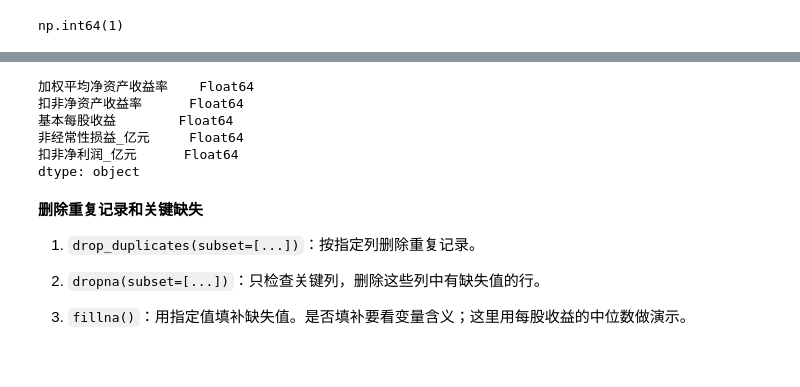
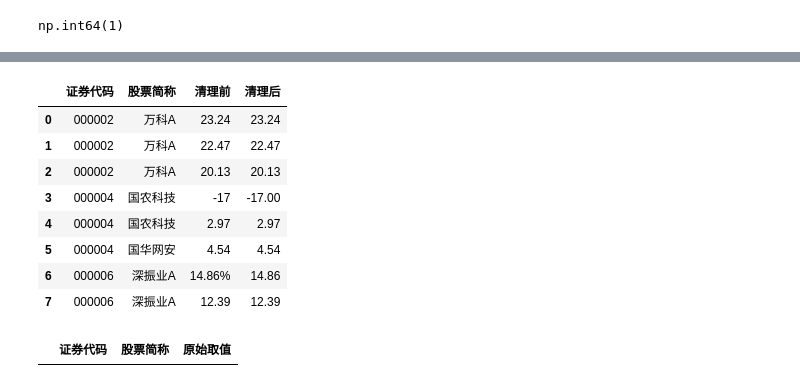
Before and after one commit to itsaquestion/py4ss_v4, a Jupyter notebook: 新章节编辑/pandas/pandas_finance_to_analysis.ipynb, the cells around one changed output, grey strips where cells are left out. Cells and saved outputs as stored; diff of their text form; code cells hidden in the pictures.

```diff
--- a/新章节编辑/pandas/pandas_finance_to_analysis.ipynb
+++ b/新章节编辑/pandas/pandas_finance_to_analysis.ipynb
@@ -809,18 +765,38 @@ indicators[["证券代码", "股票简称", "统计截止日期"] + number_cols]
 # %%
-indicators[number_cols].dtypes  # 检查清理后的数值类型
+# 先示范清理一列：加权平均净资产收益率。
+roe_before = indicators["加权平均净资产收益率"].copy()  # 保存清理前结果
+indicators["加权平均净资产收益率"] = pd.to_numeric(
+    indicators["加权平均净资产收益率"]
+    .astype("string")  # 统一转成字符串
+    .str.strip()  # 去掉两端空格
+    .str.replace("%", "", regex=False),  # 去掉百分号
+    errors="coerce",  # 无法转换的内容变成缺失值
+)
+
+pd.DataFrame({
+    "证券代码": indicators["证券代码"],
+    "股票简称": indicators["股票简称"],
+    "清理前": roe_before,
+    "清理后": indicators["加权平均净资产收益率"],
+}).head(8)  # 对比清理前后
 # %% [output]
-加权平均净资产收益率    Float64
-扣非净资产收益率      Float64
-基本每股收益        Float64
-非经常性损益_亿元     Float64
-扣非净利润_亿元      Float64
-dtype: object
+|  | 证券代码 | 股票简称 | 清理前 | 清理后 |
+| 0 | 000002 | 万科A | 23.24 | 23.24 |
+| 1 | 000002 | 万科A | 22.47 | 22.47 |
+| 2 | 000002 | 万科A | 20.13 | 20.13 |
+| 3 | 000004 | 国农科技 | -17 | -17.00 |
+| 4 | 000004 | 国农科技 | 2.97 | 2.97 |
+| 5 | 000004 | 国华网安 | 4.54 | 4.54 |
+| 6 | 000006 | 深振业A | 14.86% | 14.86 |
+| 7 | 000006 | 深振业A | 12.39 | 12.39 |
-# %% [markdown]
-**删除重复记录和关键缺失**
-
-1. `drop_duplicates(subset=[...])`：按指定列删除重复记录。
-
-2. `dropna(subset=[...])`：只检查关键列，删除这些列中有缺失值的行。
-
-3. `fillna()`：用指定值填补缺失值。是否填补要看变量含义；这里用每股收益的中位数做演示。
+# %%
+# 找出原来不是缺失、转换后变成缺失的记录。
+roe_failed = roe_before.notna() & indicators["加权平均净资产收益率"].isna()  # 标记转换失败
+pd.DataFrame({
+    "证券代码": indicators.loc[roe_failed, "证券代码"],
+    "股票简称": indicators.loc[roe_failed, "股票简称"],
+    "原始取值": roe_before.loc[roe_failed],
+})  # 查看无法转换的原始值
+# %% [output]
+|  | 证券代码 | 股票简称 | 原始取值 |
 # %%
```
Also changed, not shown: parts of 138 cells of this notebook, 5 other files.
